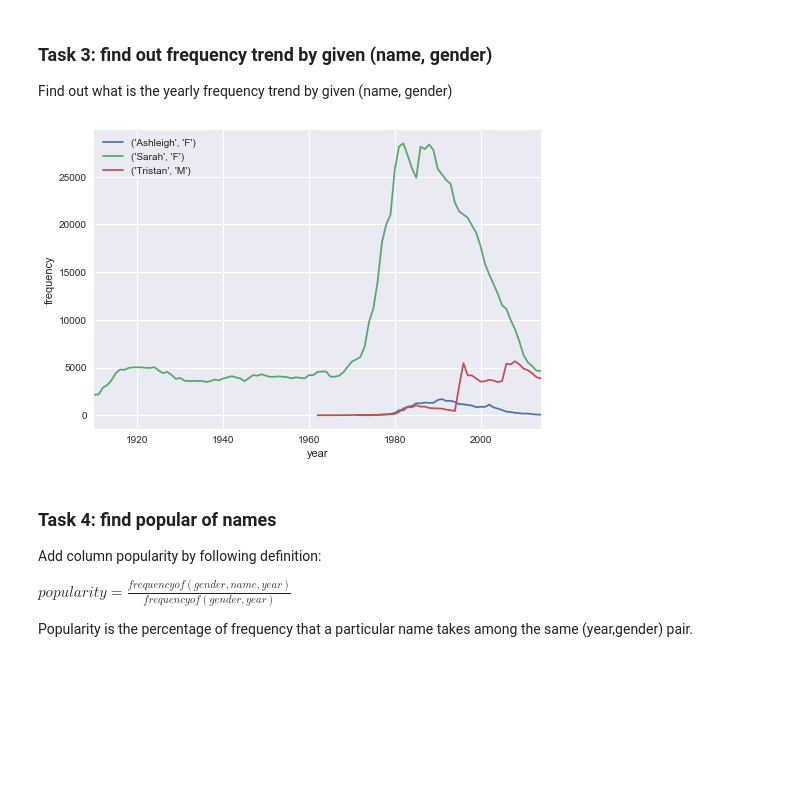
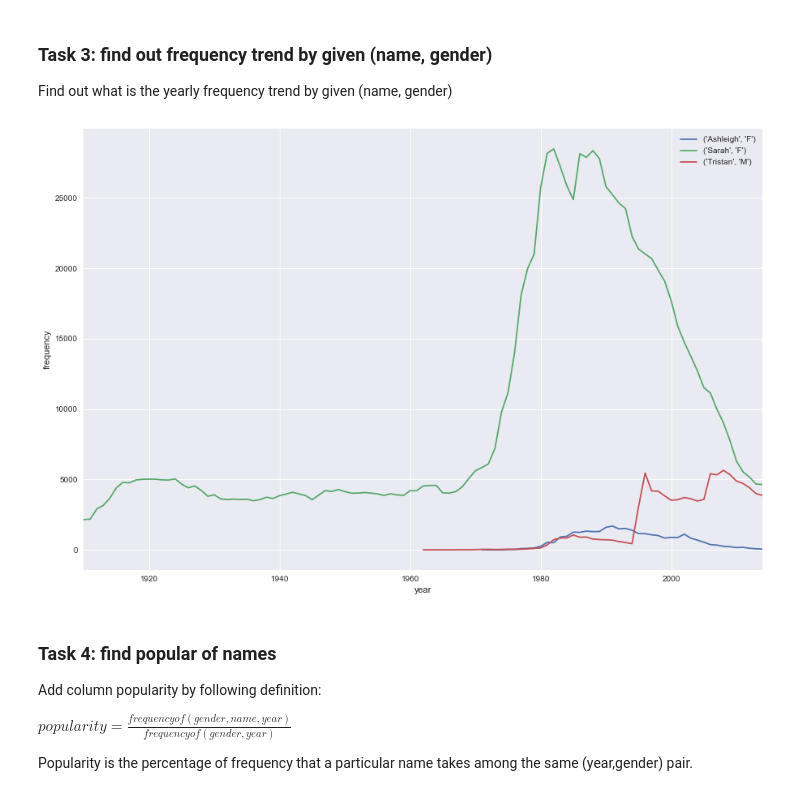
Before and after one commit to tianyu-tristan/babynames, a Jupyter notebook: src/EDA.ipynb, the cells around one changed output. Cells and saved outputs as stored; diff of their text form; code cells hidden in the pictures; blank space fills up the shorter version.

```diff
--- a/src/EDA.ipynb
+++ b/src/EDA.ipynb
@@ -185,18 +185,18 @@ plt.ylabel("frequency");
 
 Find out what is the yearly frequency trend by given (name, gender)
 # %%
-def print_name_frequency_trend(names,since=1910):
+def print_name_frequency_trend(names,since=1910,figsize=(15,10)):
     """ Given a list of names, plot name yearly frequency trend"""
     plt.figure()
     plt.xlabel("year")
     plt.ylabel("frequency")
     for name in names:
-        year_name_crosstab.loc[since:][name].dropna().plot(kind='line');
+        year_name_crosstab.loc[since:][name].dropna().plot(kind='line',figsize=figsize);
     plt.legend(names)
 
 print_name_frequency_trend([('Ashleigh','F'),('Sarah','F'),('Tristan','M')],since=1910)
 # %% [output]
-[figure, old version]
+[figure, new version]
 # %% [markdown]
 ### Task 4: find popular of names
 
```
Also changed, not shown: parts of 12 cells of this notebook.
